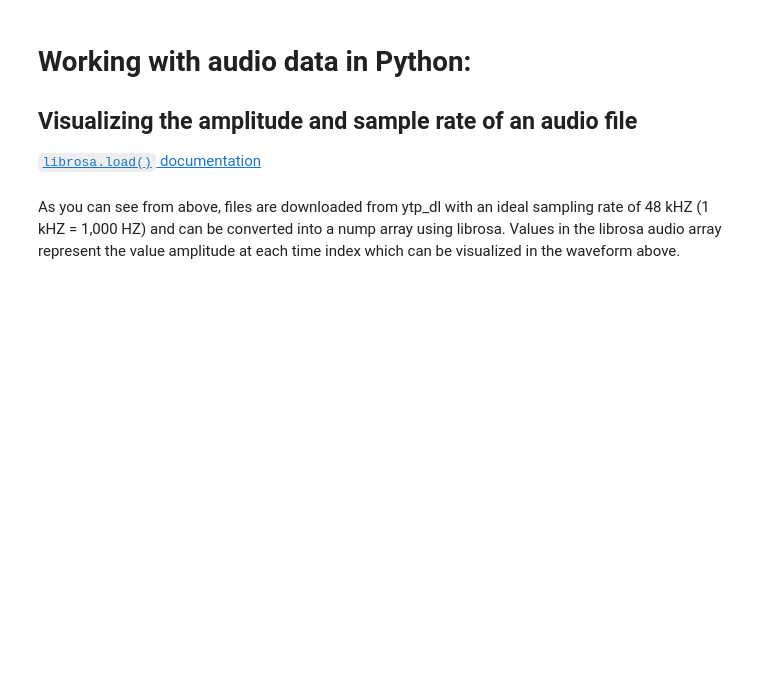
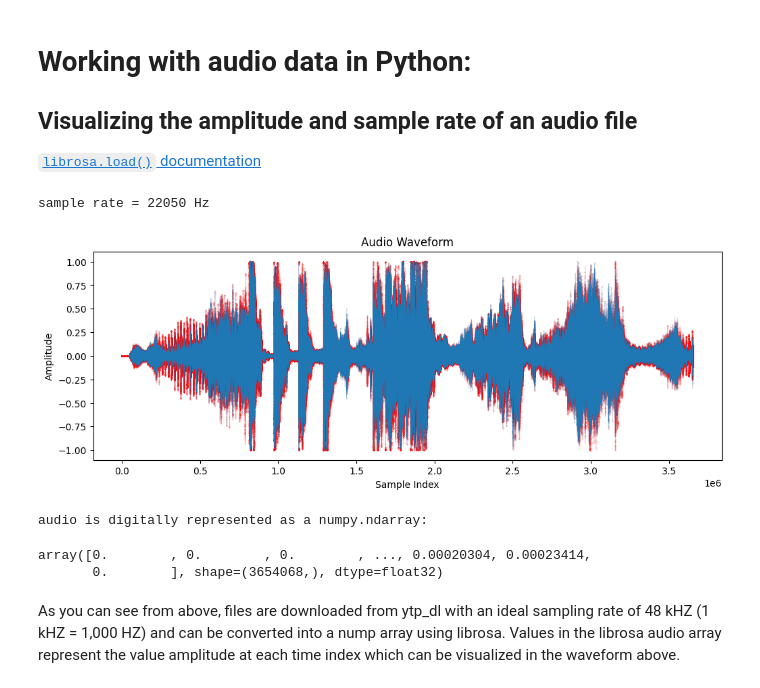
Before and after one commit to briancatmaster/f25-shazam-clone-w1, a Jupyter notebook: week1_audio.ipynb, the cells around one changed output. Saved outputs shown, nothing was run; the diff lists cells and outputs as text; code cells hidden in the pictures; blank space fills up the shorter version.

```diff
--- a/week1_audio.ipynb
+++ b/week1_audio.ipynb
@@ -269,25 +269,31 @@ tracks_csv = "./tracks/tracks_info.csv"
 # %%
 import librosa
 
 #audio_path = yt_audio_path
-audio_path = "sample.wav"
-ipd.Audio(audio_path)
+audio_path = "yt_sample.wav"
+#ipd.Audio(audio_path)
 
 # Use librosa.load() to read file at audio_path
 # default is to convert to mono (1 channel)
-# audio, sr = ???
-#print(f"sample rate = {sr} Hz")
+audio, sr = librosa.load(audio_path)
+print(f"sample rate = {sr} Hz")
 
-#plt.figure(figsize=(12, 4))
-#plt.plot(audio, lw=0.1)  # interpolated waveform
-#plt.scatter(np.arange(len(audio)), audio, s=0.005, color="red")  # individual samples
-#plt.title("Audio Waveform")
-#plt.xlabel("Sample Index")
-#plt.ylabel("Amplitude")
-#plt.show()
+plt.figure(figsize=(12, 4))
+plt.plot(audio, lw=0.1)  # interpolated waveform
+plt.scatter(np.arange(len(audio)), audio, s=0.005, color="red")  # individual samples
+plt.title("Audio Waveform")
+plt.xlabel("Sample Index")
+plt.ylabel("Amplitude")
+plt.show()
 
-#print("audio is digitally represented as a numpy.ndarray:")
-#audio
+print("audio is digitally represented as a numpy.ndarray:")
+audio
+# %% [output]
+sample rate = 22050 Hz
+[figure, added]
+audio is digitally represented as a numpy.ndarray:
+array([0.        , 0.        , 0.        , ..., 0.00020304, 0.00023414,
+       0.        ], shape=(3654068,), dtype=float32)
 # %% [markdown]
 As you can see from above, files are downloaded from ytp_dl with an ideal sampling rate of 48 kHZ (1 kHZ = 1,000 HZ) and can be converted into a nump array using librosa. Values in the librosa audio array represent the value amplitude at each time index which can be visualized in the waveform above.
 # %% [markdown]
```
Also changed, not shown: parts of 3 cells of this notebook.
